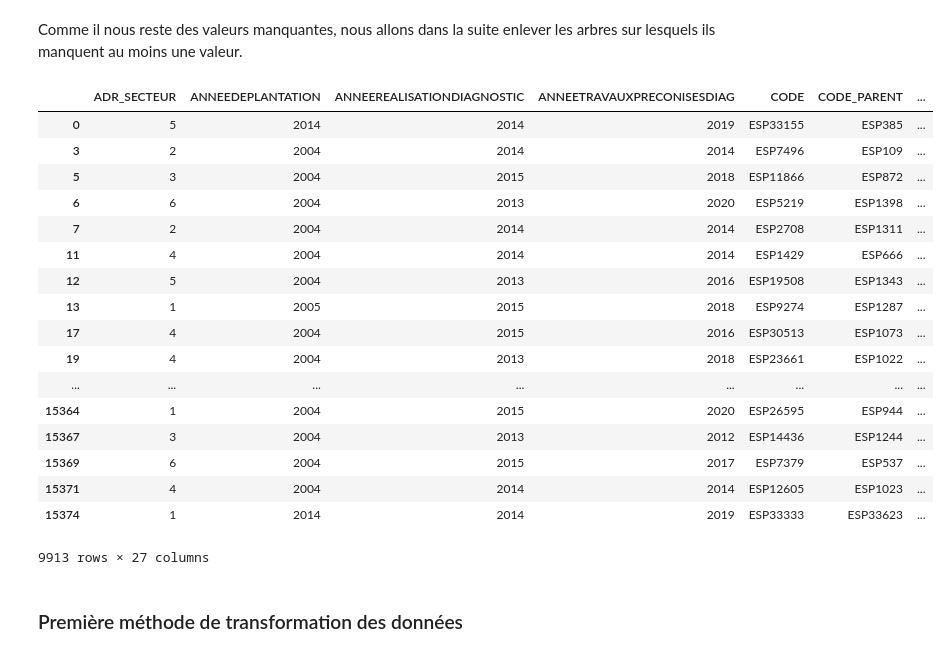
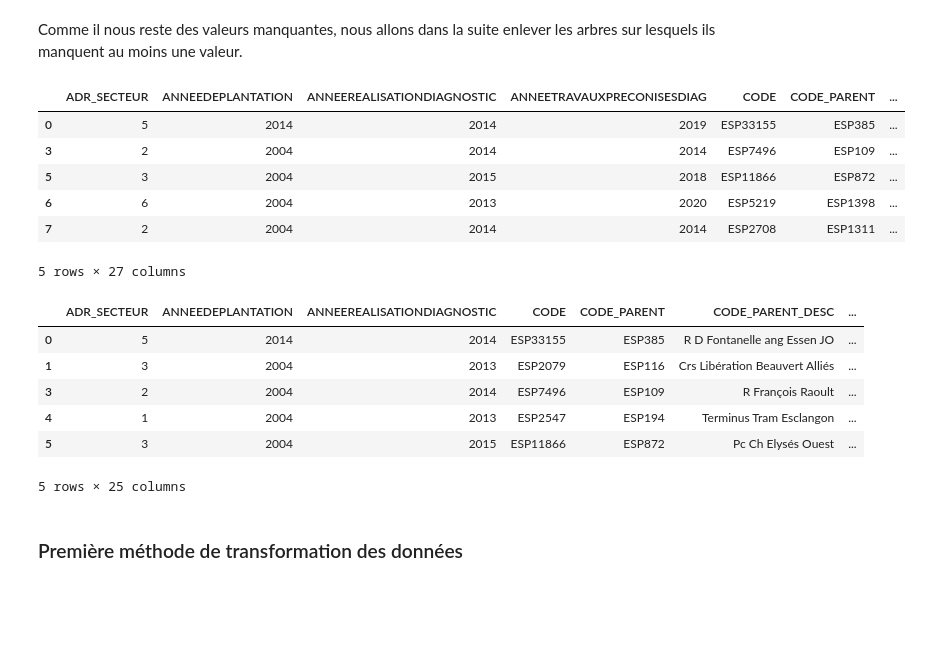
Before and after one commit to Bertrand-gbt/Projet-Fouilles-de-donn-es, a Jupyter notebook: Projet_FDEC.ipynb, the cells around one changed output. Drawn from its saved outputs; the diff is of its cells as text; code cells hidden in the pictures; blank space fills up the shorter version.

```diff
--- a/Projet_FDEC.ipynb
+++ b/Projet_FDEC.ipynb
@@ -78,32 +78,39 @@ Comme il nous reste des valeurs manquantes, nous allons dans la suite enlever le
 # %%
 d=data.T.isnull().sum()
 a=d.shape
 p=[]
 for i in range (0,a[0]):
     if (d[i]>0):
         p.append(i)
 data1=data.drop(p)
 data2=data.drop(p)
-data1
+data1.head()
 # %% [output]
 |  | ADR_SECTEUR | ANNEEDEPLANTATION | ANNEEREALISATIONDIAGNOSTIC | ANNEETRAVAUXPRECONISESDIAG | CODE | CODE_PARENT | ... |
 | 0 | 5 | 2014 | 2014 | 2019 | ESP33155 | ESP385 | ... |
 | 3 | 2 | 2004 | 2014 | 2014 | ESP7496 | ESP109 | ... |
 | 5 | 3 | 2004 | 2015 | 2018 | ESP11866 | ESP872 | ... |
 | 6 | 6 | 2004 | 2013 | 2020 | ESP5219 | ESP1398 | ... |
 | 7 | 2 | 2004 | 2014 | 2014 | ESP2708 | ESP1311 | ... |
-| 11 | 4 | 2004 | 2014 | 2014 | ESP1429 | ESP666 | ... |
-| 12 | 5 | 2004 | 2013 | 2016 | ESP19508 | ESP1343 | ... |
-| 13 | 1 | 2005 | 2015 | 2018 | ESP9274 | ESP1287 | ... |
-| 17 | 4 | 2004 | 2015 | 2016 | ESP30513 | ESP1073 | ... |
-| 19 | 4 | 2004 | 2013 | 2018 | ESP23661 | ESP1022 | ... |
-| ... | ... | ... | ... | ... | ... | ... | ... |
-| 15364 | 1 | 2004 | 2015 | 2020 | ESP26595 | ESP944 | ... |
-| 15367 | 3 | 2004 | 2013 | 2012 | ESP14436 | ESP1244 | ... |
-| 15369 | 6 | 2004 | 2015 | 2017 | ESP7379 | ESP537 | ... |
-| 15371 | 4 | 2004 | 2014 | 2014 | ESP12605 | ESP1023 | ... |
-| 15374 | 1 | 2014 | 2014 | 2019 | ESP33333 | ESP33623 | ... |
-9913 rows × 27 columns
+5 rows × 27 columns
+# %%
+d1 = data.drop(columns=['ANNEETRAVAUXPRECONISESDIAG','TRAVAUXPRECONISESDIAG']).T.isnull().sum()
+a1=d1.shape
+p1=[]
+for i in range (0,a1[0]):
+    if (d1[i]>0):
+        p1.append(i)
+data3=data.drop(p1)
+data3=data3.drop(columns=['ANNEETRAVAUXPRECONISESDIAG','TRAVAUXPRECONISESDIAG'])
+data3.head()
+# %% [output]
+|  | ADR_SECTEUR | ANNEEDEPLANTATION | ANNEEREALISATIONDIAGNOSTIC | CODE | CODE_PARENT | CODE_PARENT_DESC | ... |
+| 0 | 5 | 2014 | 2014 | ESP33155 | ESP385 | R D Fontanelle ang Essen JO | ... |
+| 1 | 3 | 2004 | 2013 | ESP2079 | ESP116 | Crs Libération Beauvert Alliés | ... |
+| 3 | 2 | 2004 | 2014 | ESP7496 | ESP109 | R François Raoult | ... |
+| 4 | 1 | 2004 | 2013 | ESP2547 | ESP194 | Terminus Tram Esclangon | ... |
+| 5 | 3 | 2004 | 2015 | ESP11866 | ESP872 | Pc Ch Elysés Ouest | ... |
+5 rows × 25 columns
 # %% [markdown]
 ### Première méthode de transformation des données
 # %% [markdown]
```
Also changed, not shown: parts of 34 cells of this notebook.
